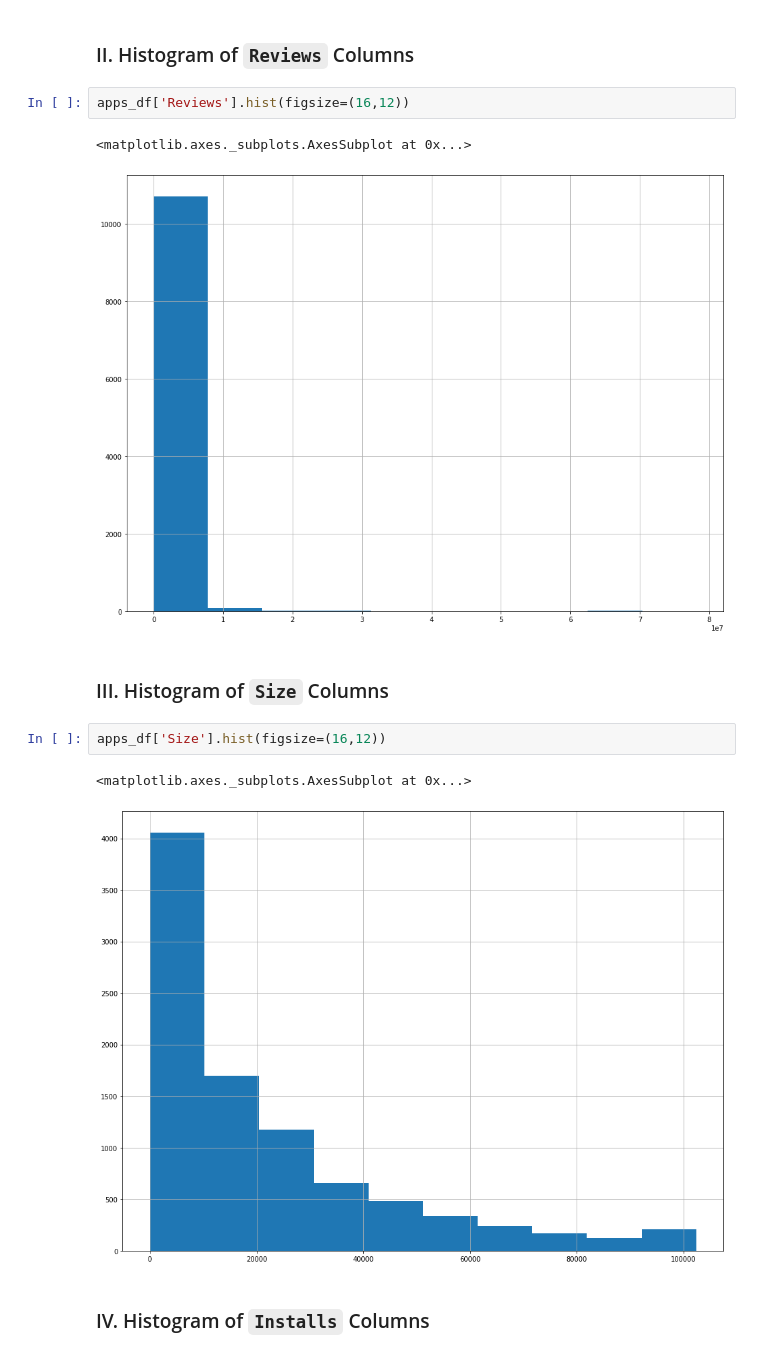
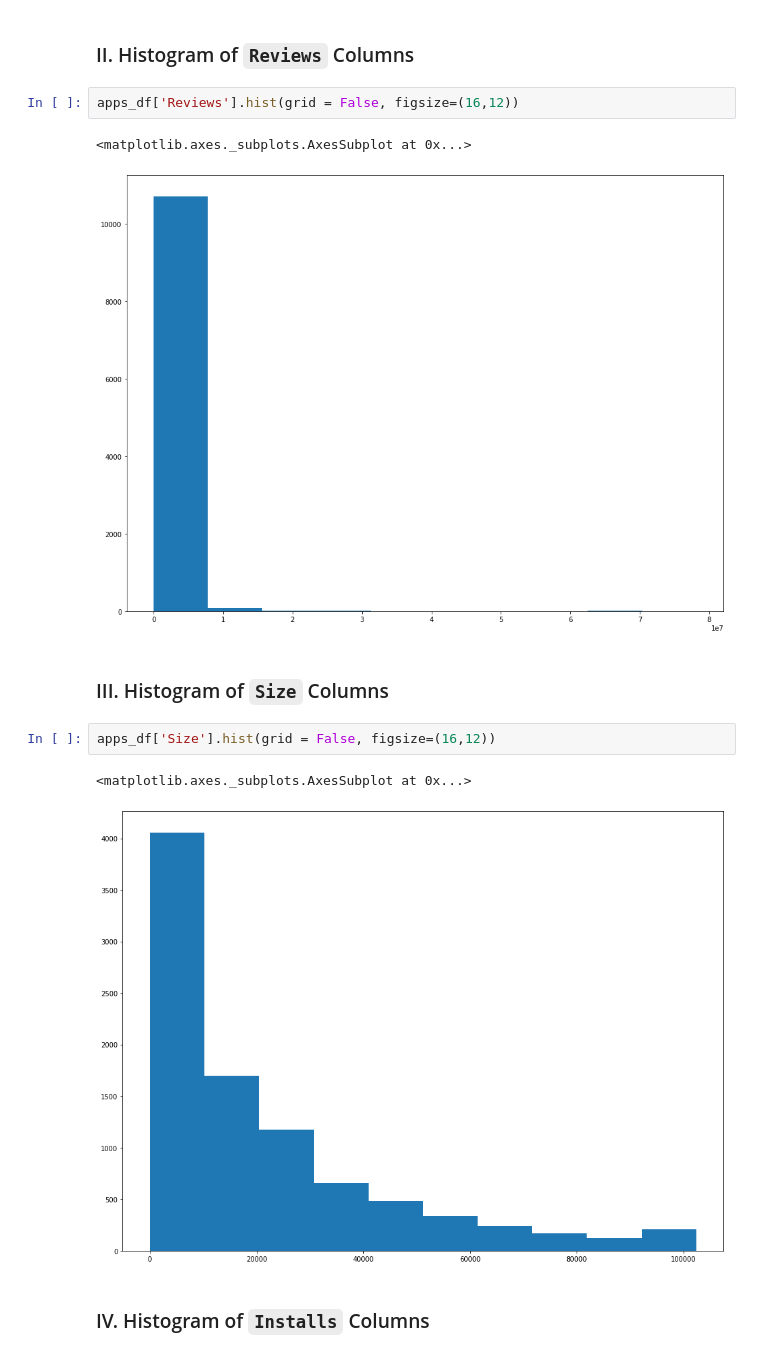
Before and after one commit to Logician724/play-store-analysis, a Jupyter notebook: notebook.ipynb, the cells around one changed output. Cells and saved outputs as stored; diff of their text form.

```diff
--- a/notebook.ipynb
+++ b/notebook.ipynb
@@ -287,17 +287,17 @@ apps_df['Rating'].hist(grid=True, figsize=(16,12))
 # %% [markdown]
 ### II. Histogram of `Reviews` Columns
 # %%
-apps_df['Reviews'].hist(figsize=(16,12))
+apps_df['Reviews'].hist(grid = False, figsize=(16,12))
 # %% [output]
 <matplotlib.axes._subplots.AxesSubplot at 0x...>
-[figure, old version]
+[figure, new version]
 # %% [markdown]
 ### III. Histogram of `Size` Columns
 # %%
-apps_df['Size'].hist(figsize=(16,12))
+apps_df['Size'].hist(grid = False, figsize=(16,12))
 # %% [output]
 <matplotlib.axes._subplots.AxesSubplot at 0x...>
-[figure, old version]
+[figure, new version]
 # %% [markdown]
 ### IV. Histogram of `Installs` Columns
 # %%
```
Also changed, not shown: parts of 3 cells of this notebook.
